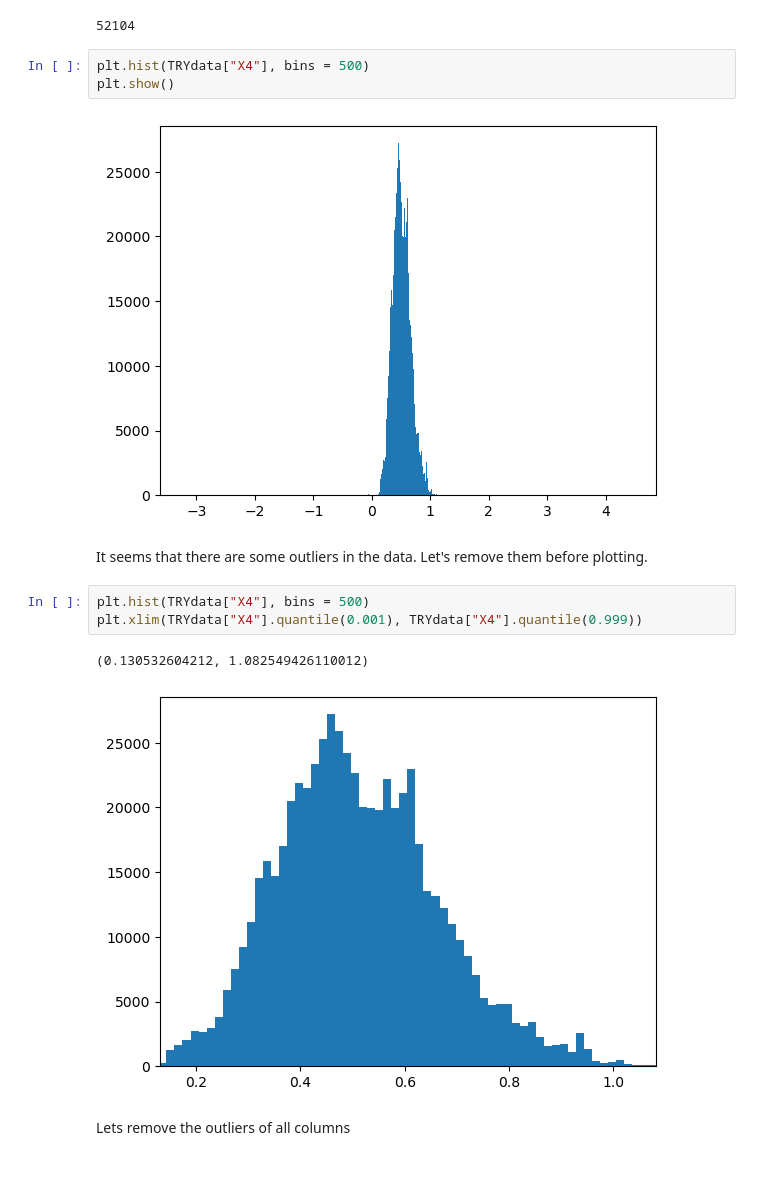
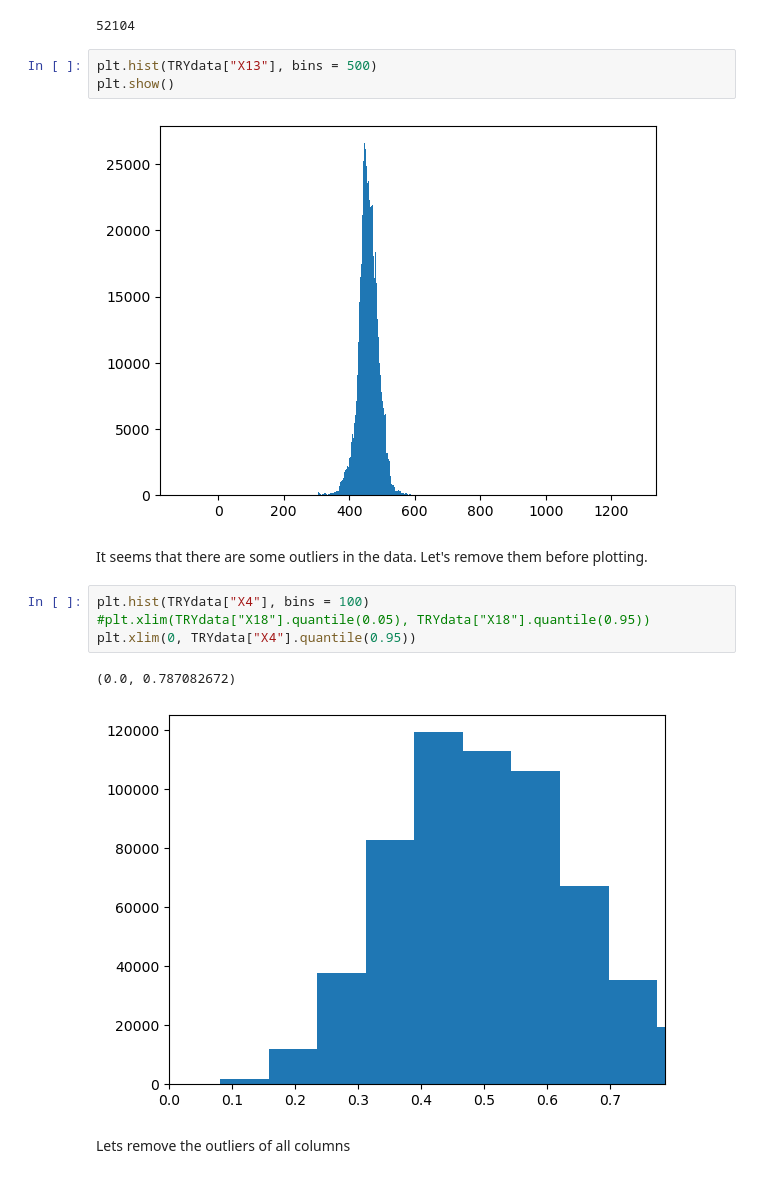
Before and after one commit to GeoSense-Freiburg/teach_2024_msc_envscience_remote_sensing_and_geoinformatics, a Jupyter notebook: 02_citizen_science_and_global_trait_distributions/02_Create_TRY_Summary_Statistics_per_species.ipynb, the cells around one changed output. Saved outputs shown, nothing was run; the diff lists cells and outputs as text.

```diff
--- a/02_citizen_science_and_global_trait_distributions/02_Create_TRY_Summary_Statistics_per_species.ipynb
+++ b/02_citizen_science_and_global_trait_distributions/02_Create_TRY_Summary_Statistics_per_species.ipynb
@@ -102,18 +102,19 @@ TRYdata["Species"].nunique()
 # %% [output]
 52104
 # %%
-plt.hist(TRYdata["X4"], bins = 500)
+plt.hist(TRYdata["X13"], bins = 500)
 plt.show()
 # %% [output]
-[figure, old version]
+[figure, new version]
 # %% [markdown]
 It seems that there are some outliers in the data. Let's remove them before plotting.
 # %%
-plt.hist(TRYdata["X4"], bins = 500)
-plt.xlim(TRYdata["X4"].quantile(0.001), TRYdata["X4"].quantile(0.999))
+plt.hist(TRYdata["X4"], bins = 100)
+#plt.xlim(TRYdata["X18"].quantile(0.05), TRYdata["X18"].quantile(0.95))
+plt.xlim(0, TRYdata["X4"].quantile(0.95))
 # %% [output]
-(0.130532604212, 1.082549426110012)
+(0.0, 0.787082672)
-[figure, old version]
+[figure, new version]
 # %% [markdown]
 Lets remove the outliers of all columns
 # %%
```
Also changed, not shown: parts of 8 cells of this notebook, 3 other files.
